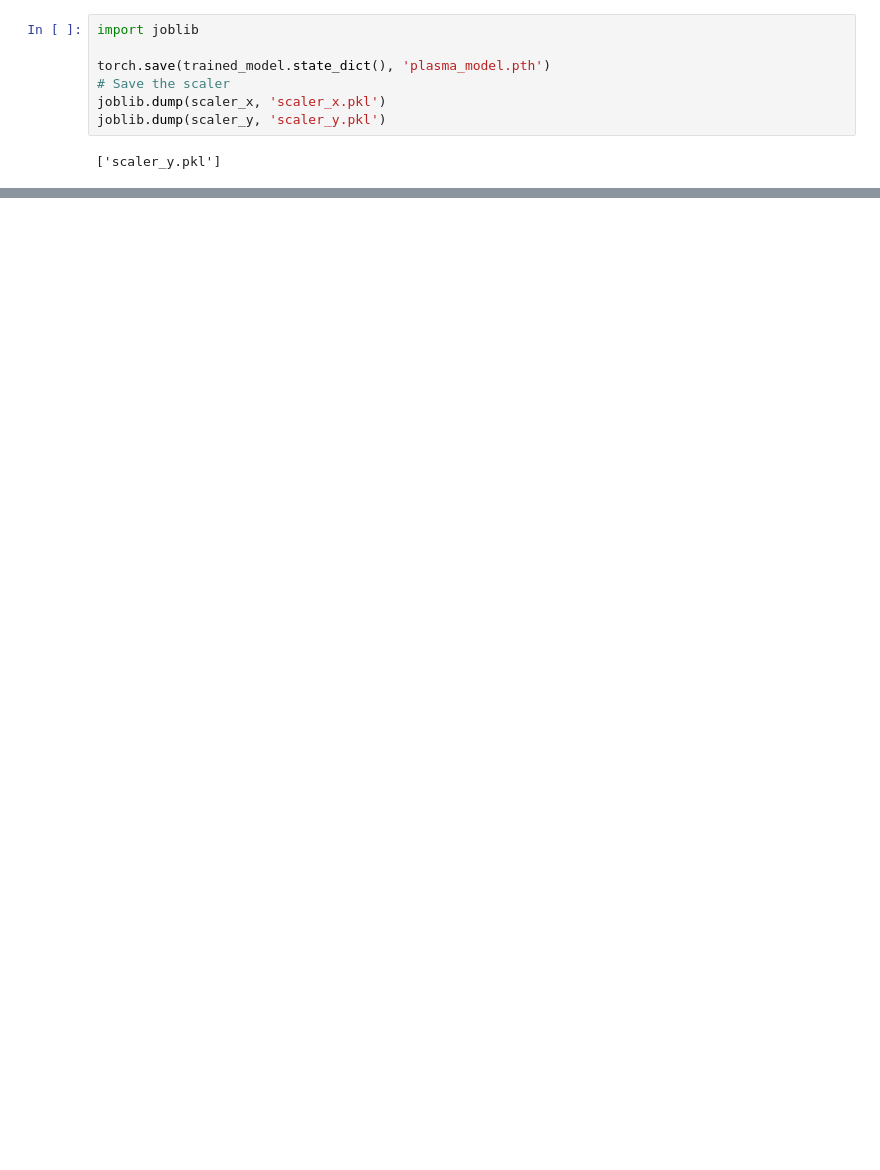
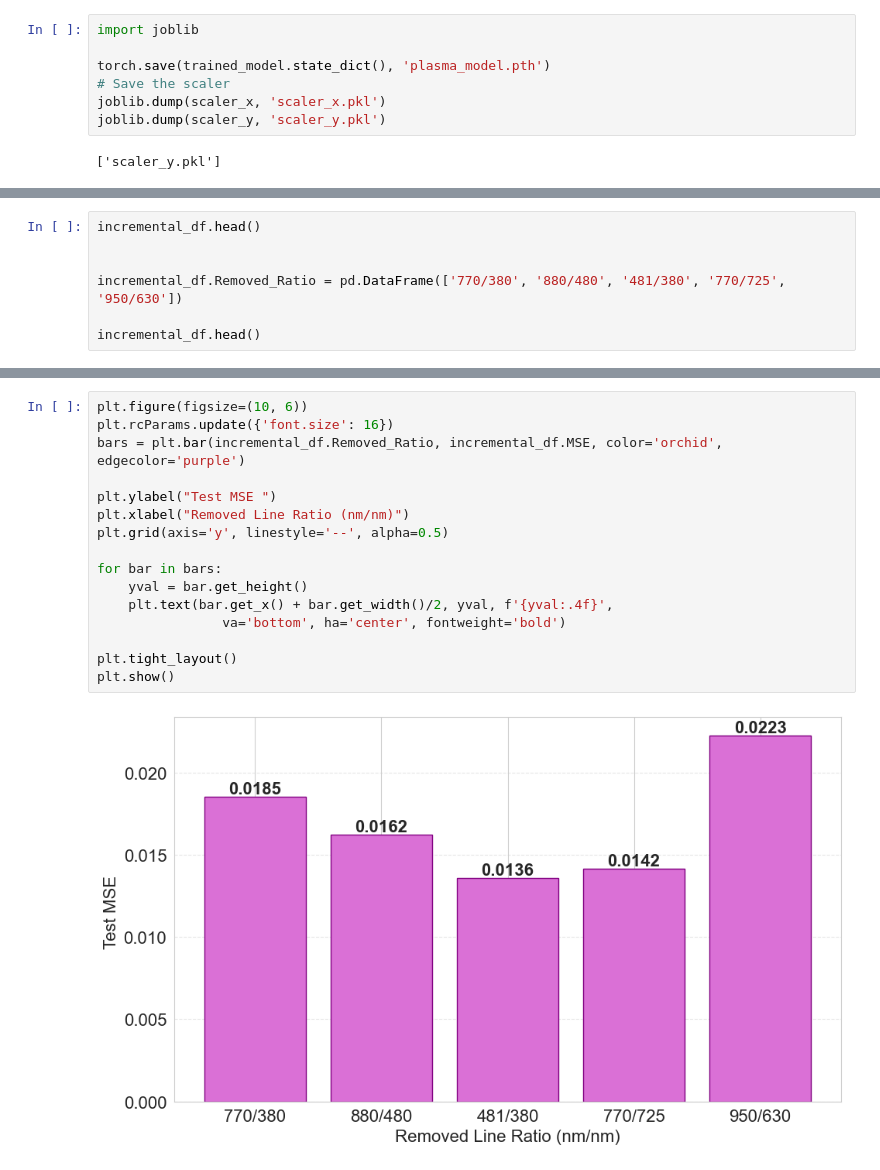
Before and after one commit to LinusRingstad/NPRE458, a Jupyter notebook: training_data/model_test.ipynb, the cells around one changed output, grey strips where cells are left out. Drawn from its saved outputs; the diff is of its cells as text; blank space fills up the shorter version.

```diff
--- a/training_data/model_test.ipynb
+++ b/training_data/model_test.ipynb
@@ -255,0 +351,7 @@ joblib.dump(scaler_y, 'scaler_y.pkl')
+# %%
+incremental_df.head()
+
+
+incremental_df.Removed_Ratio = pd.DataFrame(['770/380', '880/480', '481/380', '770/725', '950/630'])
+
+incremental_df.head()
@@ -255,0 +365,18 @@ joblib.dump(scaler_y, 'scaler_y.pkl')
+# %%
+plt.figure(figsize=(10, 6))
+plt.rcParams.update({'font.size': 16})
+bars = plt.bar(incremental_df.Removed_Ratio, incremental_df.MSE, color='orchid', edgecolor='purple')
+
+plt.ylabel("Test MSE ")
+plt.xlabel("Removed Line Ratio (nm/nm)")
+plt.grid(axis='y', linestyle='--', alpha=0.5)
+
+for bar in bars:
+    yval = bar.get_height()
+    plt.text(bar.get_x() + bar.get_width()/2, yval, f'{yval:.4f}',
+                va='bottom', ha='center', fontweight='bold')
+
+plt.tight_layout()
+plt.show()
+# %% [output]
+[figure, added]
```
Also changed, not shown: parts of 8 cells of this notebook.
